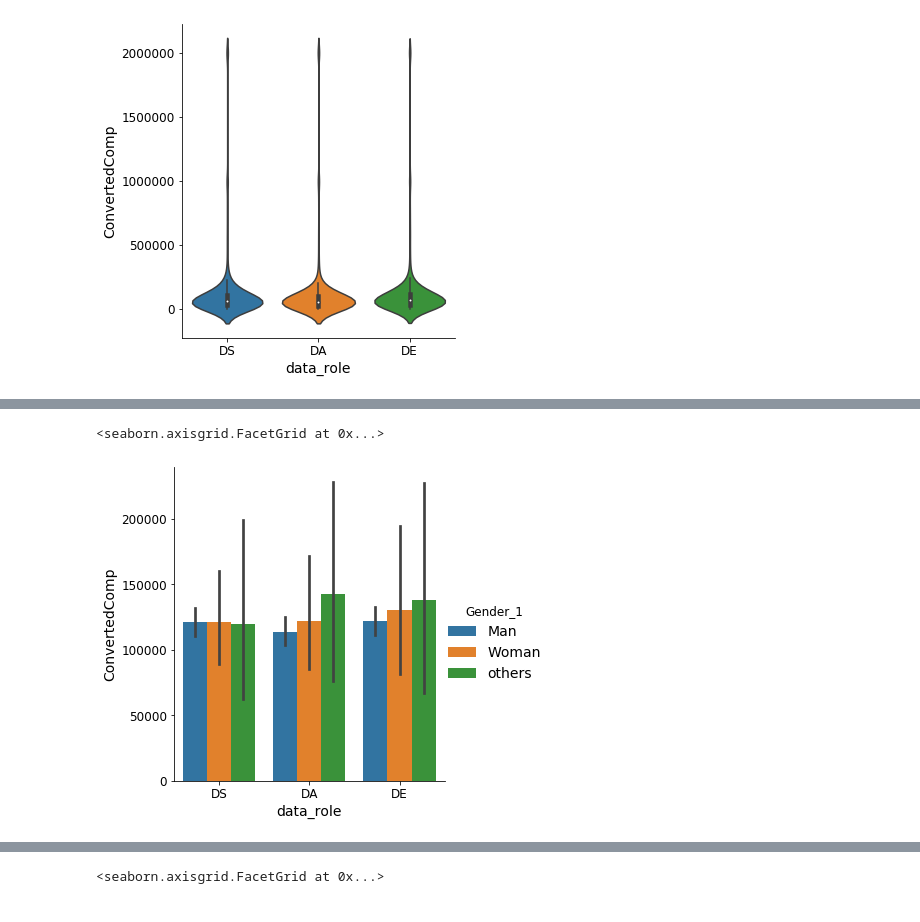
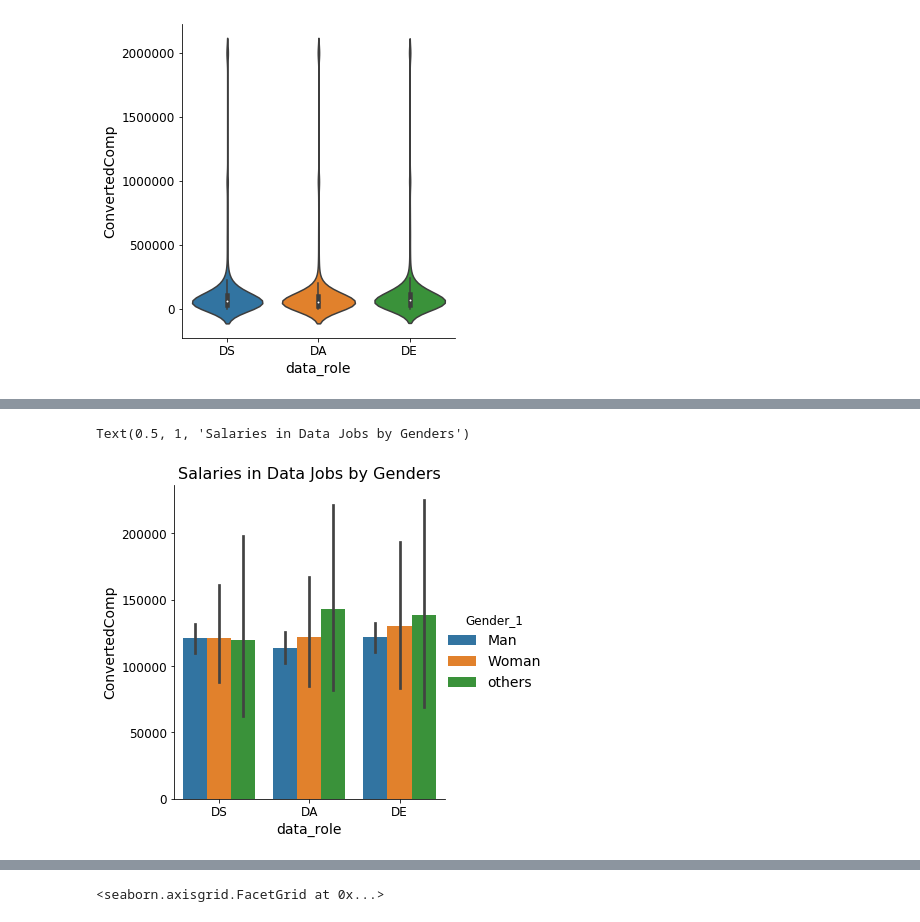
Before and after one commit to Chancylin/StackOverflow_Survey, a Jupyter notebook: notebooks/stackoverflow.ipynb, the cells around one changed output, grey strips where cells are left out. Saved outputs shown, nothing was run; the diff lists cells and outputs as text; code cells hidden in the pictures.

```diff
--- a/notebooks/stackoverflow.ipynb
+++ b/notebooks/stackoverflow.ipynb
@@ -432,9 +451,11 @@ sns.catplot(x='data_role', kind='count', hue='Gender_1',
 # %%
 gender_types = ['Man', 'Woman', 'others']
 
-sns.catplot(x='data_role', y='ConvertedComp', kind='bar', hue='Gender_1',
+g = sns.catplot(x='data_role', y='ConvertedComp', kind='bar', hue='Gender_1',
             data=df_data)
+
+g.axes.flat[0].set_title("Salaries in Data Jobs by Genders", fontsize=16)
 # %% [output]
-<seaborn.axisgrid.FacetGrid at 0x...>
+Text(0.5, 1, 'Salaries in Data Jobs by Genders')
-[figure, old version]
+[figure, new version]
 # %%
```
Also changed, not shown: parts of 135 cells of this notebook, 1 other file.
